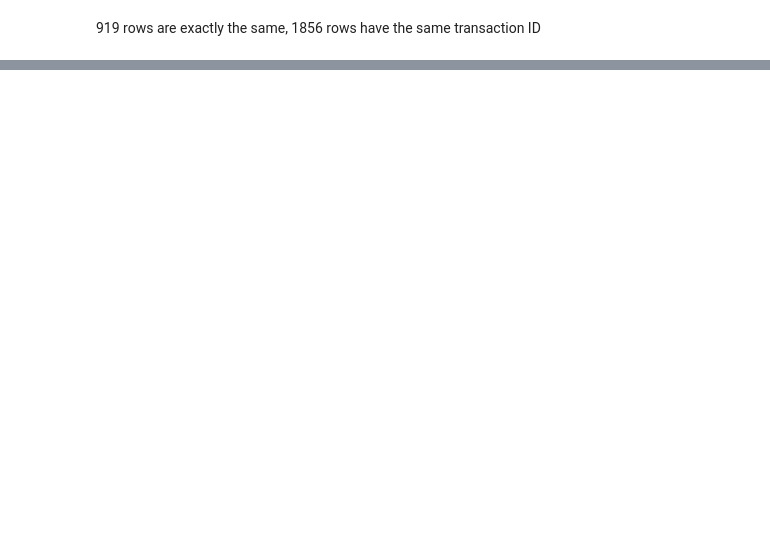
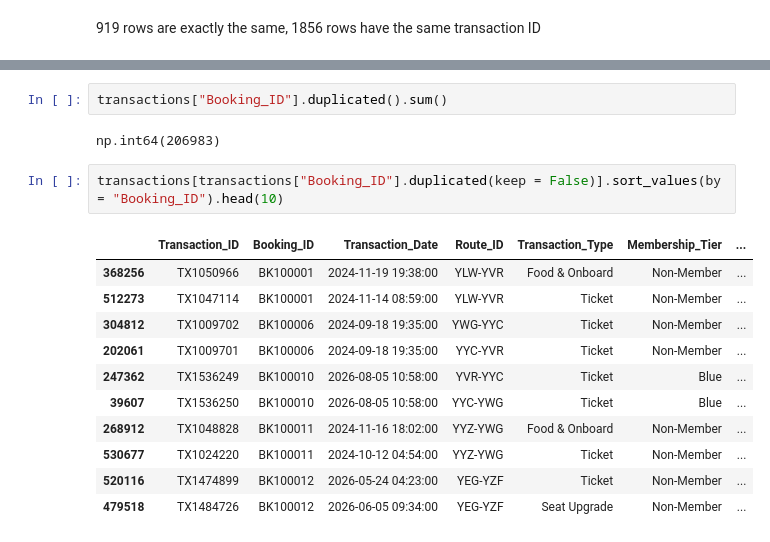
Before and after one commit to noahhynds/first-byte-2026, a Jupyter notebook: notebooks/01_clean_data.ipynb, the cells around one changed output, grey strips where cells are left out. Cells and saved outputs as stored; diff of their text form; blank space fills up the shorter version.

```diff
--- a/notebooks/01_clean_data.ipynb
+++ b/notebooks/01_clean_data.ipynb
@@ -144,0 +333,18 @@ transactions["Transaction_Type"].unique()
+# %%
+transactions["Booking_ID"].duplicated().sum()
+# %% [output]
+np.int64(206983)
+# %%
+transactions[transactions["Booking_ID"].duplicated(keep = False)].sort_values(by = "Booking_ID").head(10)
+# %% [output]
+|  | Transaction_ID | Booking_ID | Transaction_Date | Route_ID | Transaction_Type | Membership_Tier | ... |
+| 368256 | TX1050966 | BK100001 | 2024-11-19 19:38:00 | YLW-YVR | Food & Onboard | Non-Member | ... |
+| 512273 | TX1047114 | BK100001 | 2024-11-14 08:59:00 | YLW-YVR | Ticket | Non-Member | ... |
+| 304812 | TX1009702 | BK100006 | 2024-09-18 19:35:00 | YWG-YYC | Ticket | Non-Member | ... |
+| 202061 | TX1009701 | BK100006 | 2024-09-18 19:35:00 | YYC-YVR | Ticket | Non-Member | ... |
+| 247362 | TX1536249 | BK100010 | 2026-08-05 10:58:00 | YVR-YYC | Ticket | Blue | ... |
+| 39607 | TX1536250 | BK100010 | 2026-08-05 10:58:00 | YYC-YWG | Ticket | Blue | ... |
+| 268912 | TX1048828 | BK100011 | 2024-11-16 18:02:00 | YYZ-YWG | Food & Onboard | Non-Member | ... |
+| 530677 | TX1024220 | BK100011 | 2024-10-12 04:54:00 | YYZ-YWG | Ticket | Non-Member | ... |
+| 520116 | TX1474899 | BK100012 | 2026-05-24 04:23:00 | YEG-YZF | Ticket | Non-Member | ... |
+| 479518 | TX1484726 | BK100012 | 2026-06-05 09:34:00 | YEG-YZF | Seat Upgrade | Non-Member | ... |
```
Also changed, not shown: parts of 24 cells of this notebook.
